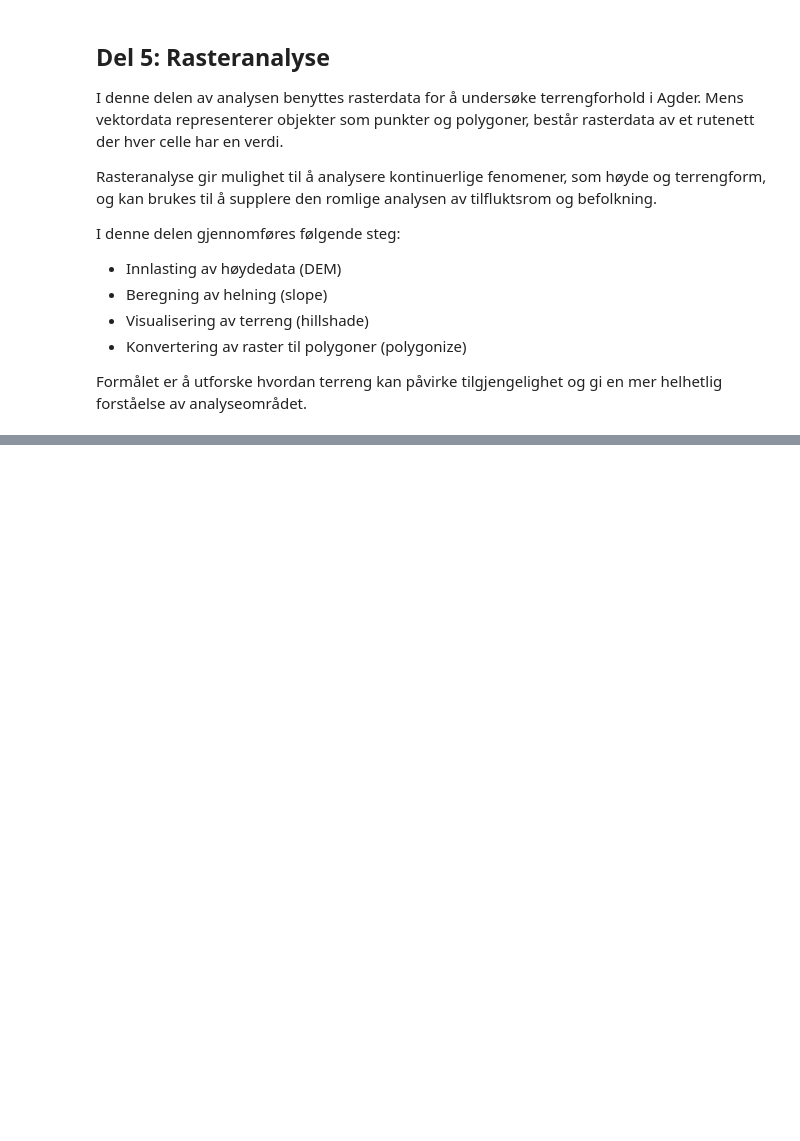
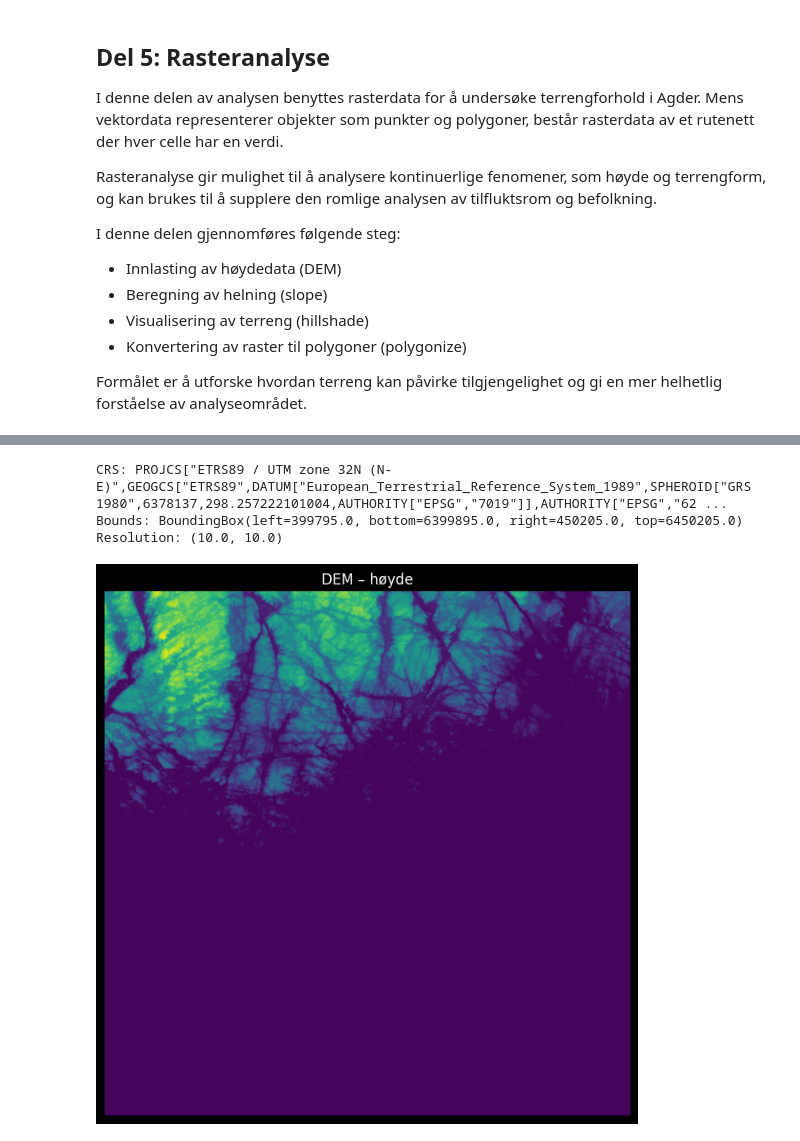
Before and after one commit to sivert-svanes/IS-218-Prosjekt, a Jupyter notebook: notebooks/analysis.ipynb, the cells around one changed output, grey strips where cells are left out. Drawn from its saved outputs; the diff is of its cells as text; code cells hidden in the pictures; blank space fills up the shorter version.

Commit message:
feat: added the DEM to the raster analysis

```diff
--- a/notebooks/analysis.ipynb
+++ b/notebooks/analysis.ipynb
@@ -1016,0 +1025,28 @@ Formålet er å utforske hvordan terreng kan påvirke tilgjengelighet og gi en m
+# %%
+import rasterio
+from rasterio.plot import show
+import matplotlib.pyplot as plt
+
+# Path til din fil
+dem_path = "data/6404_3_10m_z32.tif"
+
+# Åpne DEM
+dem = rasterio.open(dem_path)
+
+# Sjekk info
+print("CRS:", dem.crs)
+print("Bounds:", dem.bounds)
+print("Resolution:", dem.res)
+
+# Visualiser
+fig, ax = plt.subplots(figsize=(8, 8))
+show(dem, ax=ax)
+ax.set_title("DEM – høyde")
+ax.set_axis_off()
+
+plt.show()
+# %% [output]
+CRS: PROJCS["ETRS89 / UTM zone 32N (N-E)",GEOGCS["ETRS89",DATUM["European_Terrestrial_Reference_System_1989",SPHEROID["GRS 1980",6378137,298.257222101004,AUTHORITY["EPSG","7019"]],AUTHORITY["EPSG","62 ...
+Bounds: BoundingBox(left=399795.0, bottom=6399895.0, right=450205.0, top=6450205.0)
+Resolution: (10.0, 10.0)
+[figure, added]
```
Also changed, not shown: parts of 4 cells of this notebook.
